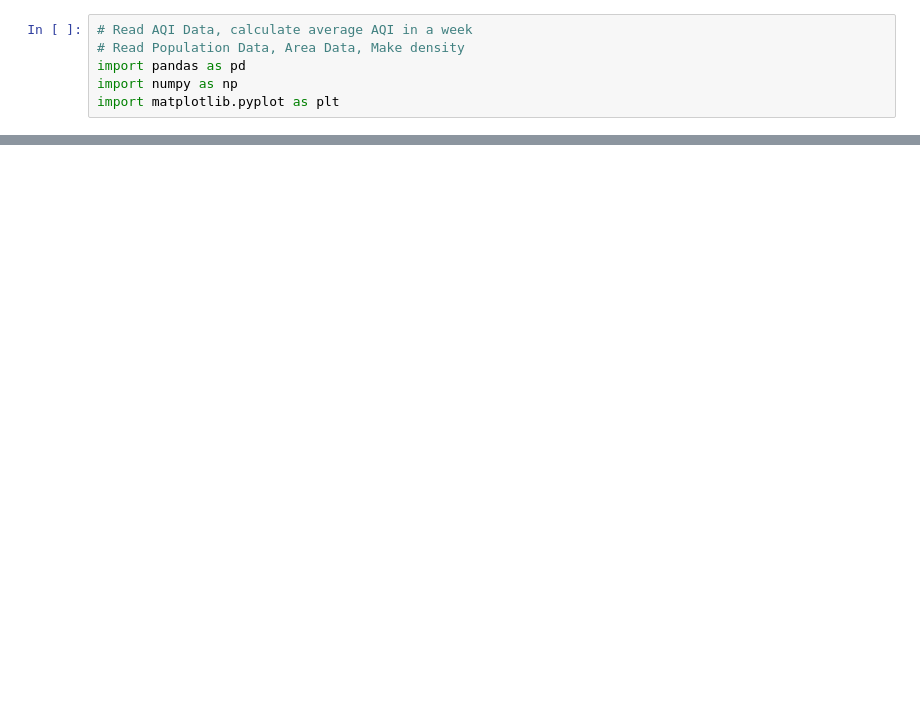
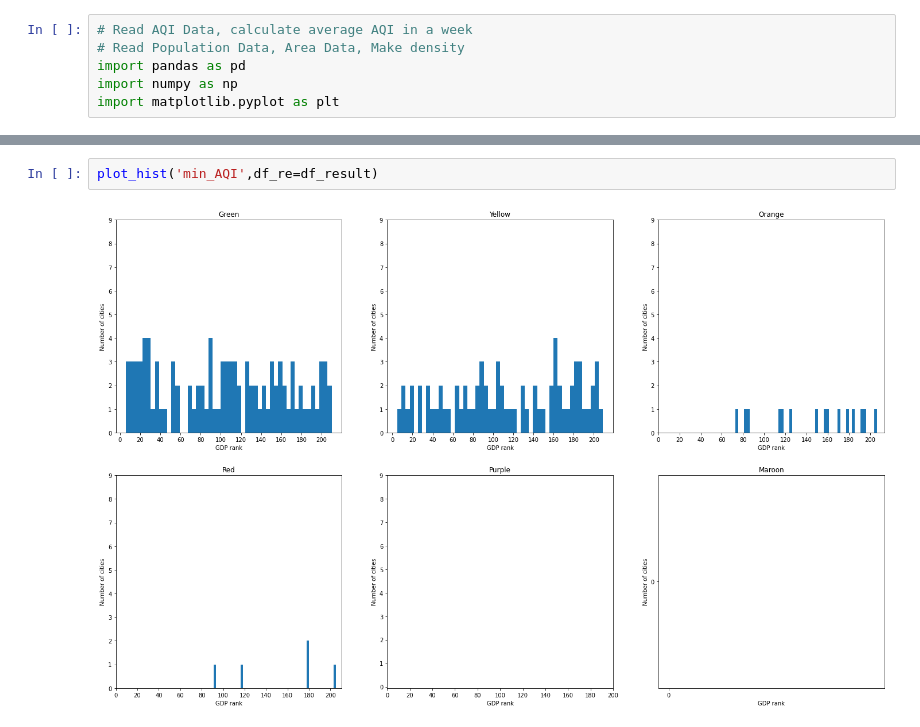
Before and after one commit to Quyenld9699/DataScience_AQI_explorer, a Jupyter notebook: analyze/aqi_gdp.ipynb, the cells around one changed output, grey strips where cells are left out. Cells and saved outputs as stored; diff of their text form; blank space fills up the shorter version.

```diff
--- a/analyze/aqi_gdp.ipynb
+++ b/analyze/aqi_gdp.ipynb
@@ -88,0 +237,4 @@ plt.show()
+# %%
+plot_hist('min_AQI',df_re=df_result)
+# %% [output]
+[figure, added]
```
Also changed, not shown: parts of 16 cells of this notebook.
